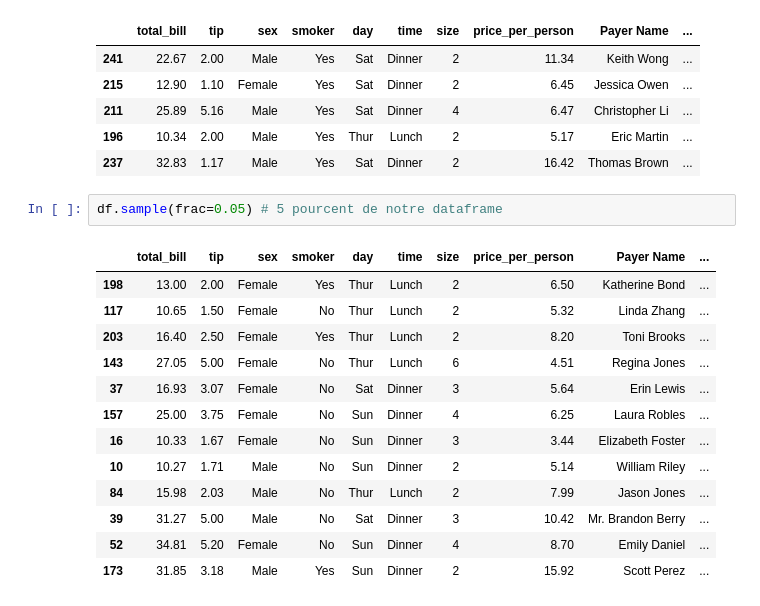
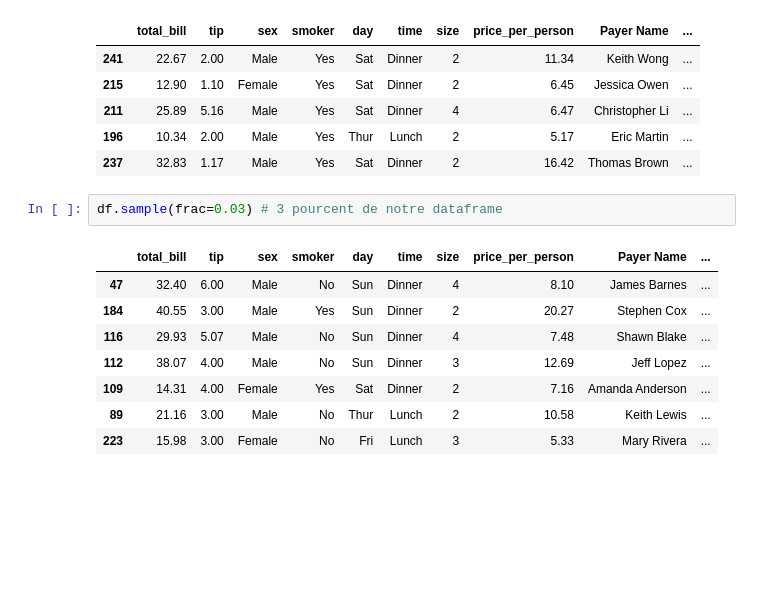
Before and after one commit to LosseniSangare/Learning, a Jupyter notebook: filtrage.ipynb, the cells around one changed output. Cells and saved outputs as stored; diff of their text form; blank space fills up the shorter version.

```diff
--- a/filtrage.ipynb
+++ b/filtrage.ipynb
@@ -480,18 +480,13 @@ df.sample(5) # 5 ligne aléatoire de mon dataframe
 | 196 | 10.34 | 2.00 | Male | Yes | Thur | Lunch | 2 | 5.17 | Eric Martin | ... |
 | 237 | 32.83 | 1.17 | Male | Yes | Sat | Dinner | 2 | 16.42 | Thomas Brown | ... |
 # %%
-df.sample(frac=0.05) # 5 pourcent de notre dataframe
+df.sample(frac=0.03) # 3 pourcent de notre dataframe
 # %% [output]
 |  | total_bill | tip | sex | smoker | day | time | size | price_per_person | Payer Name | ... |
-| 198 | 13.00 | 2.00 | Female | Yes | Thur | Lunch | 2 | 6.50 | Katherine Bond | ... |
-| 117 | 10.65 | 1.50 | Female | No | Thur | Lunch | 2 | 5.32 | Linda Zhang | ... |
-| 203 | 16.40 | 2.50 | Female | Yes | Thur | Lunch | 2 | 8.20 | Toni Brooks | ... |
-| 143 | 27.05 | 5.00 | Female | No | Thur | Lunch | 6 | 4.51 | Regina Jones | ... |
-| 37 | 16.93 | 3.07 | Female | No | Sat | Dinner | 3 | 5.64 | Erin Lewis | ... |
-| 157 | 25.00 | 3.75 | Female | No | Sun | Dinner | 4 | 6.25 | Laura Robles | ... |
-| 16 | 10.33 | 1.67 | Female | No | Sun | Dinner | 3 | 3.44 | Elizabeth Foster | ... |
-| 10 | 10.27 | 1.71 | Male | No | Sun | Dinner | 2 | 5.14 | William Riley | ... |
-| 84 | 15.98 | 2.03 | Male | No | Thur | Lunch | 2 | 7.99 | Jason Jones | ... |
-| 39 | 31.27 | 5.00 | Male | No | Sat | Dinner | 3 | 10.42 | Mr. Brandon Berry | ... |
-| 52 | 34.81 | 5.20 | Female | No | Sun | Dinner | 4 | 8.70 | Emily Daniel | ... |
-| 173 | 31.85 | 3.18 | Male | Yes | Sun | Dinner | 2 | 15.92 | Scott Perez | ... |
+| 47 | 32.40 | 6.00 | Male | No | Sun | Dinner | 4 | 8.10 | James Barnes | ... |
+| 184 | 40.55 | 3.00 | Male | Yes | Sun | Dinner | 2 | 20.27 | Stephen Cox | ... |
+| 116 | 29.93 | 5.07 | Male | No | Sun | Dinner | 4 | 7.48 | Shawn Blake | ... |
+| 112 | 38.07 | 4.00 | Male | No | Sun | Dinner | 3 | 12.69 | Jeff Lopez | ... |
+| 109 | 14.31 | 4.00 | Female | Yes | Sat | Dinner | 2 | 7.16 | Amanda Anderson | ... |
+| 89 | 21.16 | 3.00 | Male | No | Thur | Lunch | 2 | 10.58 | Keith Lewis | ... |
+| 223 | 15.98 | 3.00 | Female | No | Fri | Lunch | 3 | 5.33 | Mary Rivera | ... |
```
Also changed, not shown: 1 other file.
